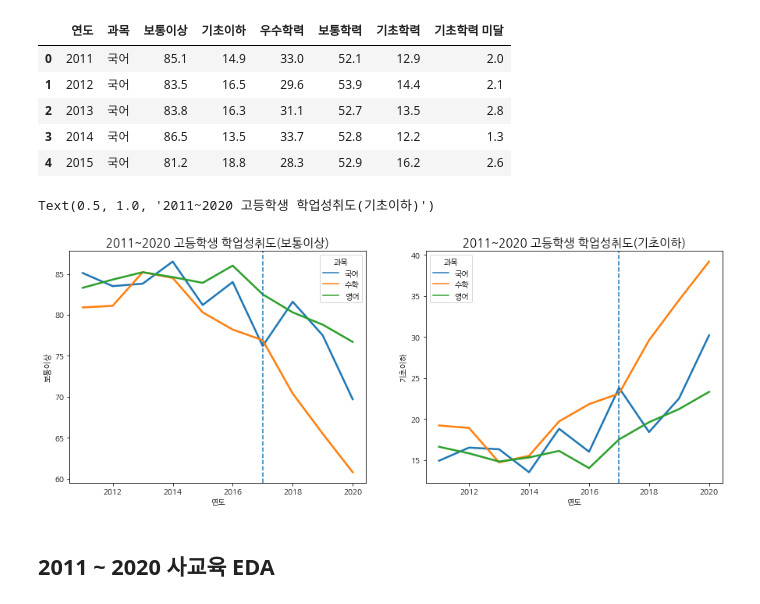
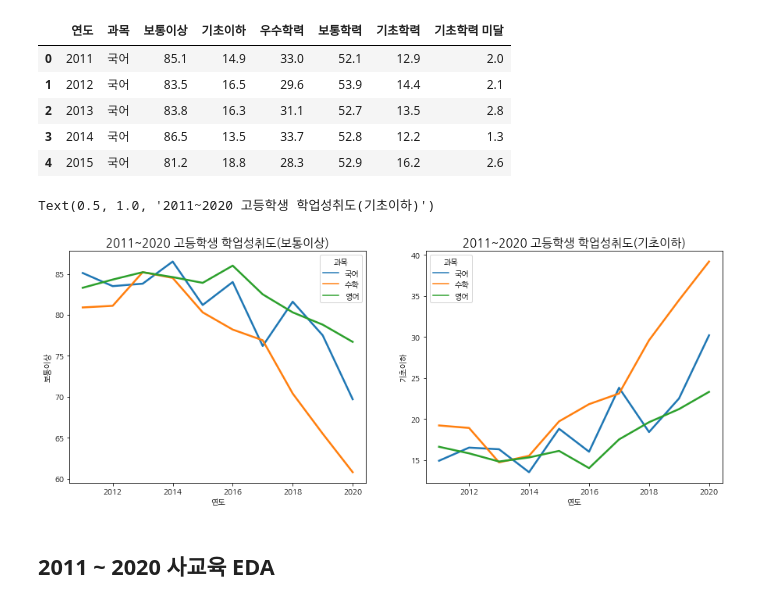
Before and after one commit to moonstar97/Structure, a Jupyter notebook: 가설5번_DEA.ipynb, the cells around one changed output. Drawn from its saved outputs; the diff is of its cells as text; code cells hidden in the pictures.

```diff
--- a/가설5번_DEA.ipynb
+++ b/가설5번_DEA.ipynb
@@ -211,20 +190,18 @@ high_grade.head()
 # %%
 plt.figure(figsize=(15,12))
 plt.subplot(221)
 sns.lineplot(data=high_grade, x='연도', y='보통이상', hue='과목',
              palette="tab10", linewidth=2.5)
-plt.axvline(x=2017, linestyle='--')
 plt.title('2011~2020 고등학생 학업성취도(보통이상)', fontsize=15)
 
 
 plt.subplot(222)
 sns.lineplot(data=high_grade, x='연도', y='기초이하', hue='과목',
              palette="tab10", linewidth=2.5)
-plt.axvline(x=2017, linestyle='--')
 plt.title('2011~2020 고등학생 학업성취도(기초이하)', fontsize=15)
 # %% [output]
 Text(0.5, 1.0, '2011~2020 고등학생 학업성취도(기초이하)')
-[figure, old version]
+[figure, new version]
 # %%
 high_grade.to_csv('dataset_eda/고등학생 학업성취도(학력수준별).csv', index=False)
 high_achieve_all.to_csv('dataset_eda/고등학생 학업성취도(melt).csv', index=False)
```
Also changed, not shown: parts of 33 cells of this notebook, 1 other file.
